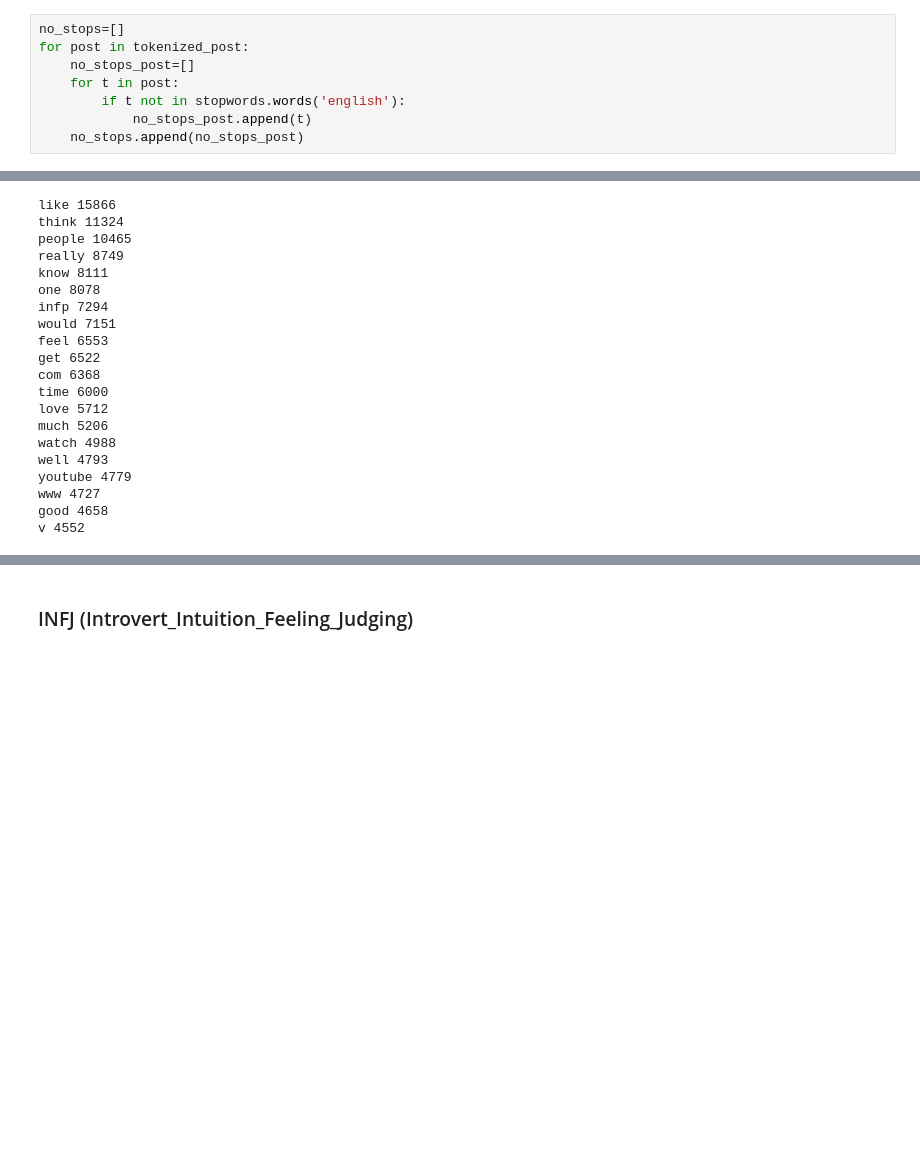
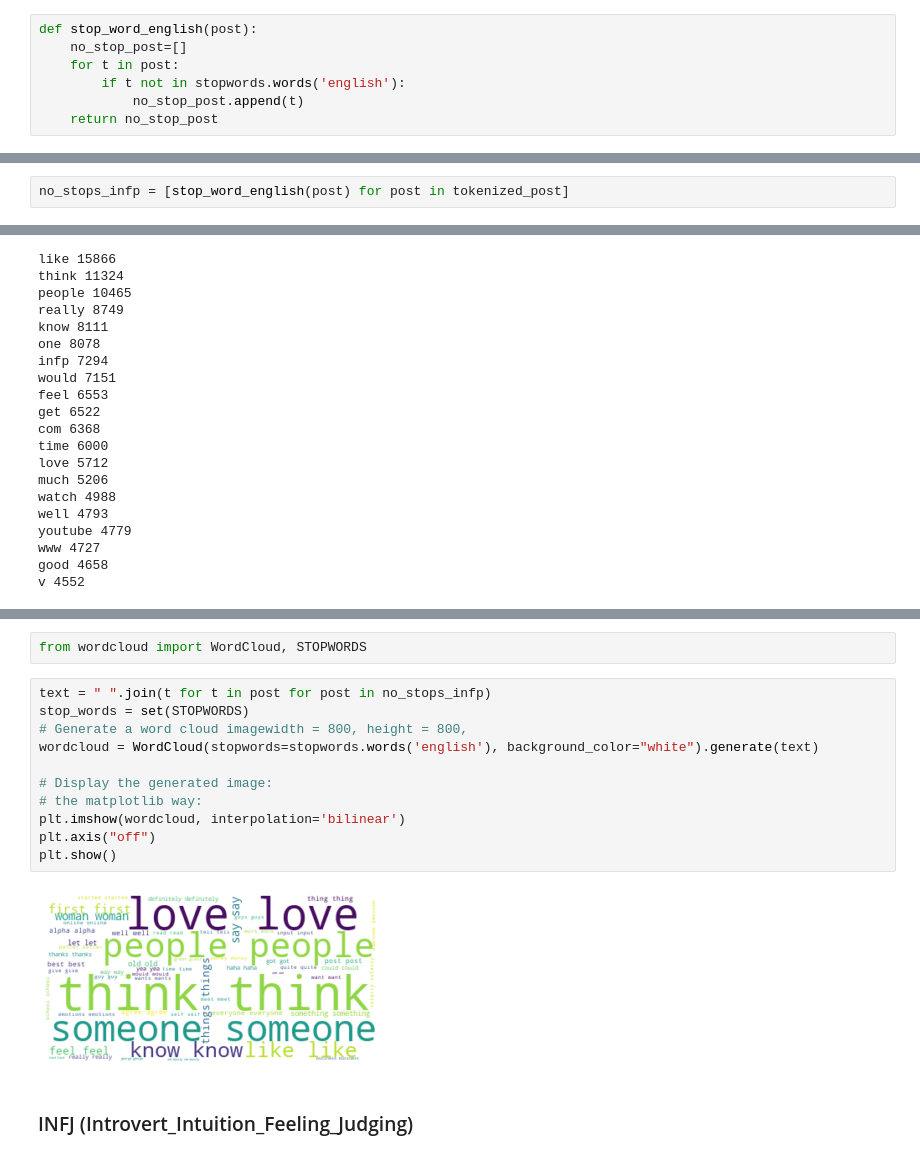
Before and after one commit to vnguye12/vy_capstone2_Personality_Prediction, a Jupyter notebook: Capstone2_Personality_Prediction.ipynb, the cells around one changed output, grey strips where cells are left out. Saved outputs shown, nothing was run; the diff lists cells and outputs as text; blank space fills up the shorter version.

```diff
--- a/Capstone2_Personality_Prediction.ipynb
+++ b/Capstone2_Personality_Prediction.ipynb
@@ -311,10 +321,9 @@ doc = df_infp['posts'].values.tolist()
 from nltk.tokenize import regexp_tokenize
 tokenized_post = [regexp_tokenize(post.lower(),r"\w+") for post in doc]
 # %%
-no_stops=[]
-for post in tokenized_post:
-    no_stops_post=[]
+def stop_word_english(post):
+    no_stop_post=[]
     for t in post:
         if t not in stopwords.words('english'):
-            no_stops_post.append(t)
-    no_stops.append(no_stops_post)
+            no_stop_post.append(t)
+    return no_stop_post
@@ -321,3 +335,5 @@ for post in tokenized_post:
+# %%
+no_stops_infp = [stop_word_english(post) for post in tokenized_post]
 # %%
 dictionary = Dictionary(no_stops)
 # %%
@@ -356,3 +389,18 @@ v 4552
+# %%
+from wordcloud import WordCloud, STOPWORDS
+# %%
+text = " ".join(t for t in post for post in no_stops_infp)
+stop_words = set(STOPWORDS)
+# Generate a word cloud imagewidth = 800, height = 800,
+wordcloud = WordCloud(stopwords=stopwords.words('english'), background_color="white").generate(text)
+
+# Display the generated image:
+# the matplotlib way:
+plt.imshow(wordcloud, interpolation='bilinear')
+plt.axis("off")
+plt.show()
+# %% [output]
+[figure, added]
 # %% [markdown]
 ### INFJ (Introvert_Intuition_Feeling_Judging)
 # %%
```
Also changed, not shown: parts of 33 cells of this notebook.
